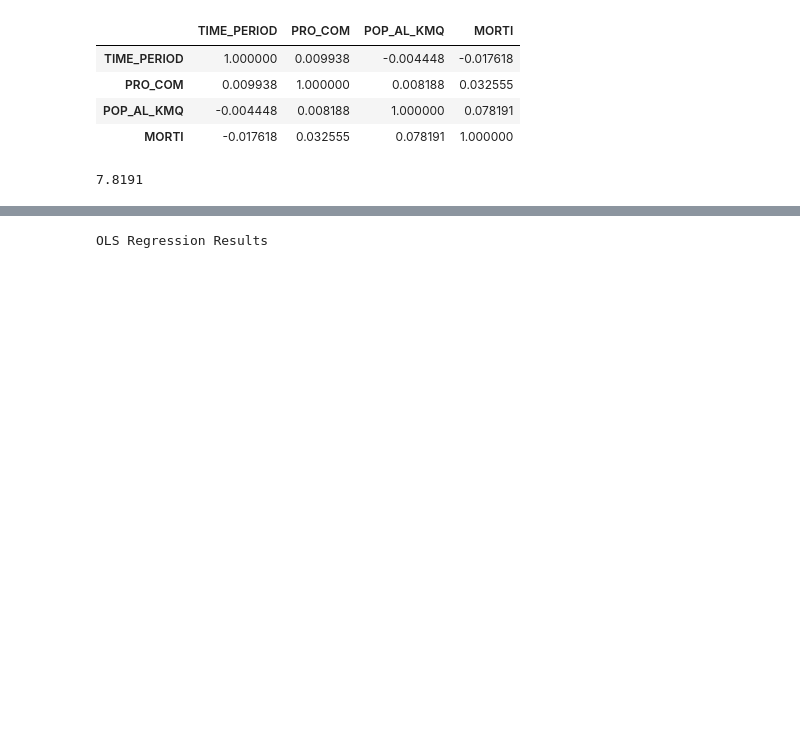
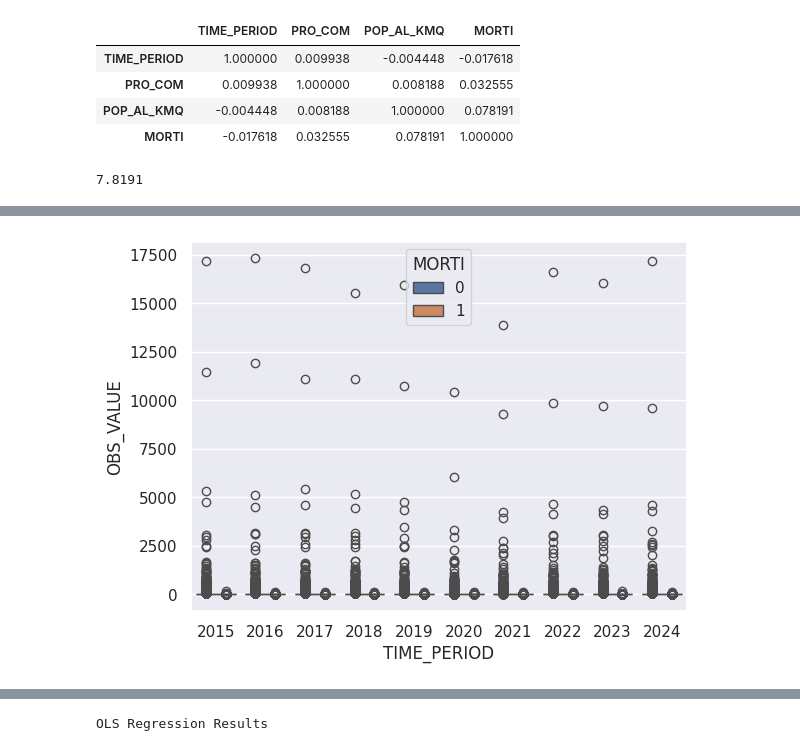
Before and after one commit to pd19nl/ProgettoFinale, a Jupyter notebook: 03_Analisi_statistica_google_env.ipynb, the cells around one changed output, grey strips where cells are left out. Drawn from its saved outputs; the diff is of its cells as text; code cells hidden in the pictures; blank space fills up the shorter version.

```diff
--- a/03_Analisi_statistica_google_env.ipynb
+++ b/03_Analisi_statistica_google_env.ipynb
@@ -151,0 +183,7 @@ df_analisi[[ 'TIME_PERIOD','PRO_COM','POP_AL_KMQ', 'MORTI']].corr()
+# %%
+#sns.boxplot(x='TIME_PERIOD', y='OBS_VALUE', hue='MORTI', data = df_analisi)
+#sns.boxplot(x='TIME_PERIOD', y='OBS_VALUE',  data = df_analisi)
+sns.boxplot(x='TIME_PERIOD', y='OBS_VALUE', hue='MORTI', data = df_analisi)
+plt.show()
+# %% [output]
+[figure, added]
```
Also changed, not shown: parts of 26 cells of this notebook, 1 other file.
